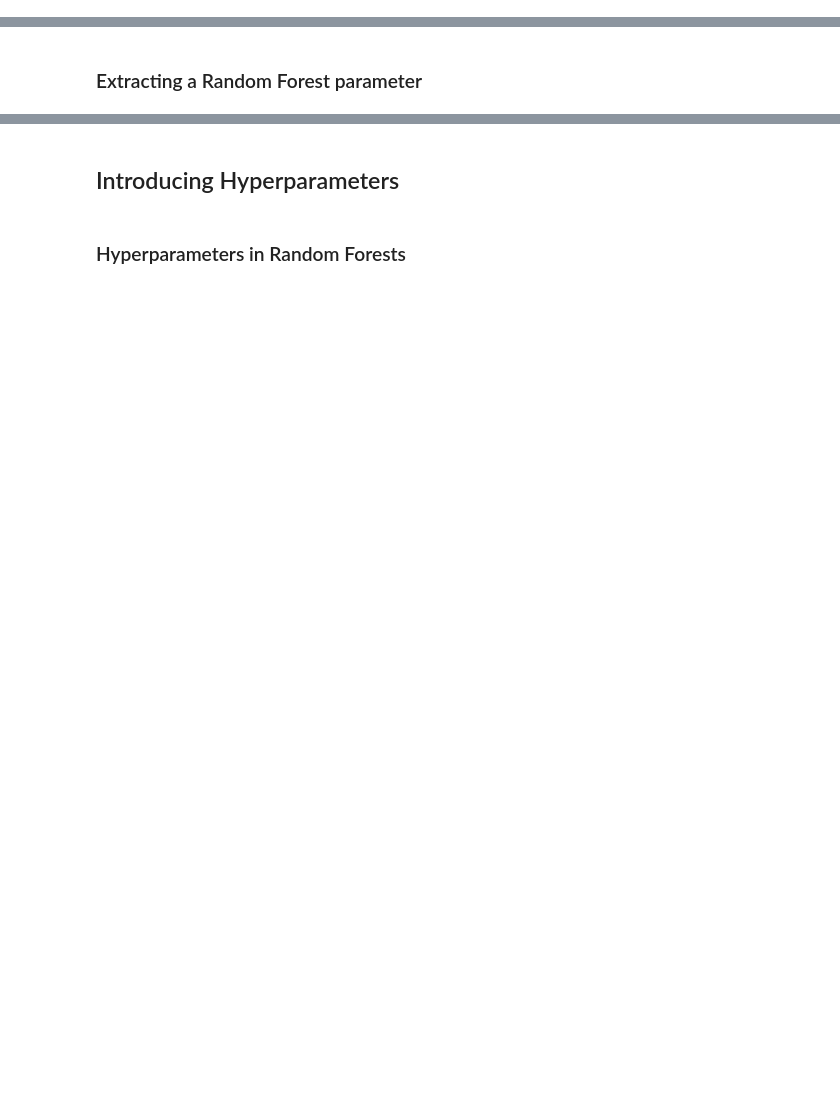
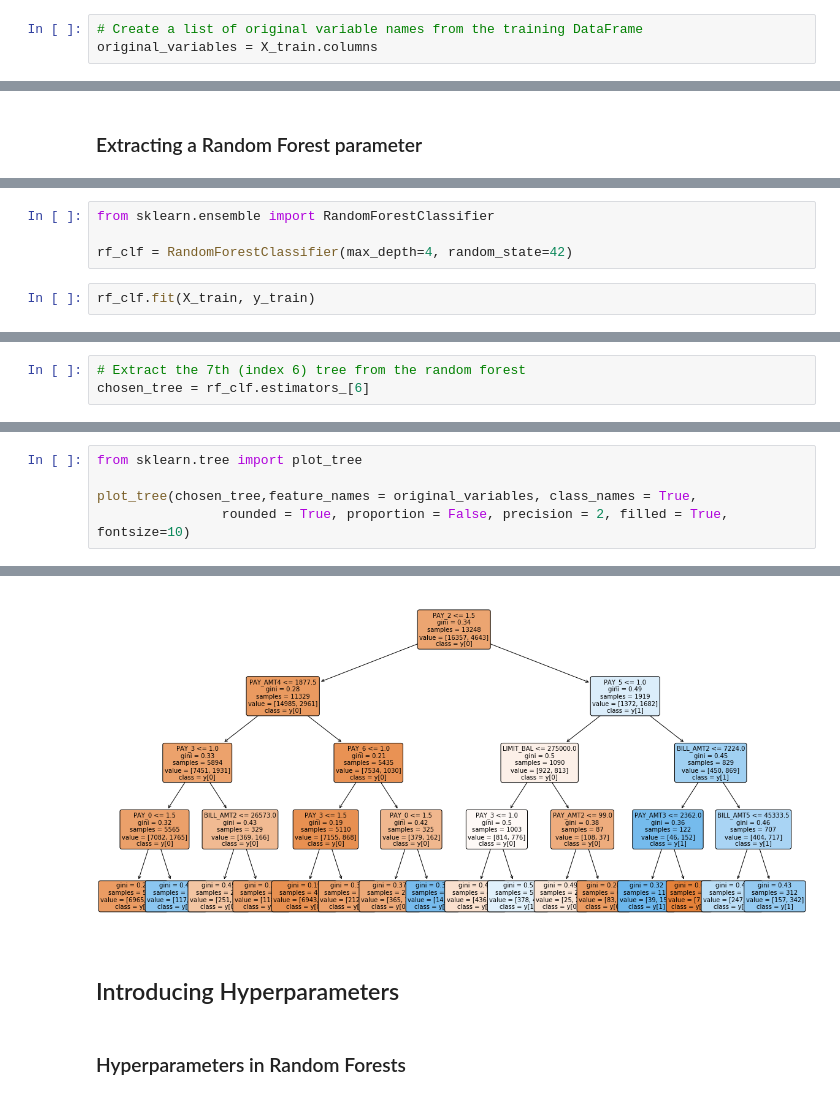
Before and after one commit to ML-Challenge/week5-preprocessing-and-tunning, a Jupyter notebook: L2.Hyperparameter Tuning.ipynb, the cells around one changed output, grey strips where cells are left out. Cells and saved outputs as stored; diff of their text form; blank space fills up the shorter version.

```diff
--- a/L2.Hyperparameter Tuning.ipynb
+++ b/L2.Hyperparameter Tuning.ipynb
@@ -33,0 +106,3 @@ In this introductory chapter we will learn the difference between hyperparameter
+# %%
+# Create a list of original variable names from the training DataFrame
+original_variables = X_train.columns
@@ -35,0 +153,6 @@ In this introductory chapter we will learn the difference between hyperparameter
+# %%
+from sklearn.ensemble import RandomForestClassifier
+
+rf_clf = RandomForestClassifier(max_depth=4, random_state=42)
+# %%
+rf_clf.fit(X_train, y_train)
@@ -35,0 +168,3 @@ In this introductory chapter we will learn the difference between hyperparameter
+# %%
+# Extract the 7th (index 6) tree from the random forest
+chosen_tree = rf_clf.estimators_[6]
@@ -35,0 +187,6 @@ In this introductory chapter we will learn the difference between hyperparameter
+# %%
+from sklearn.tree import plot_tree
+
+plot_tree(chosen_tree,feature_names = original_variables, class_names = True,
+                rounded = True, proportion = False, precision = 2, filled = True, fontsize=10)
+# %% [output]
@@ -36,3 +210,4 @@ In this introductory chapter we will learn the difference between hyperparameter
+[figure, added]
 # %% [markdown]
 ## Introducing Hyperparameters
 # %% [markdown]
```
Also changed, not shown: parts of 156 cells of this notebook, 6 other files.
